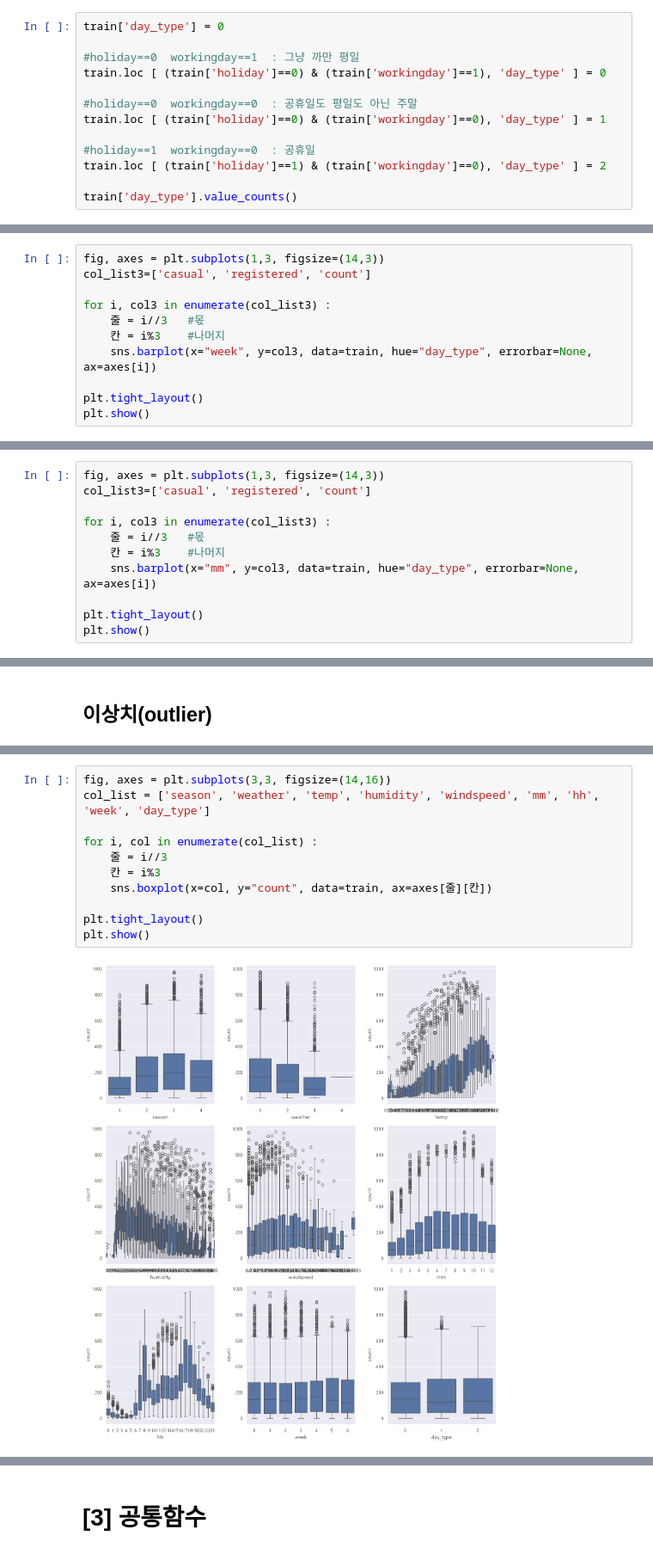
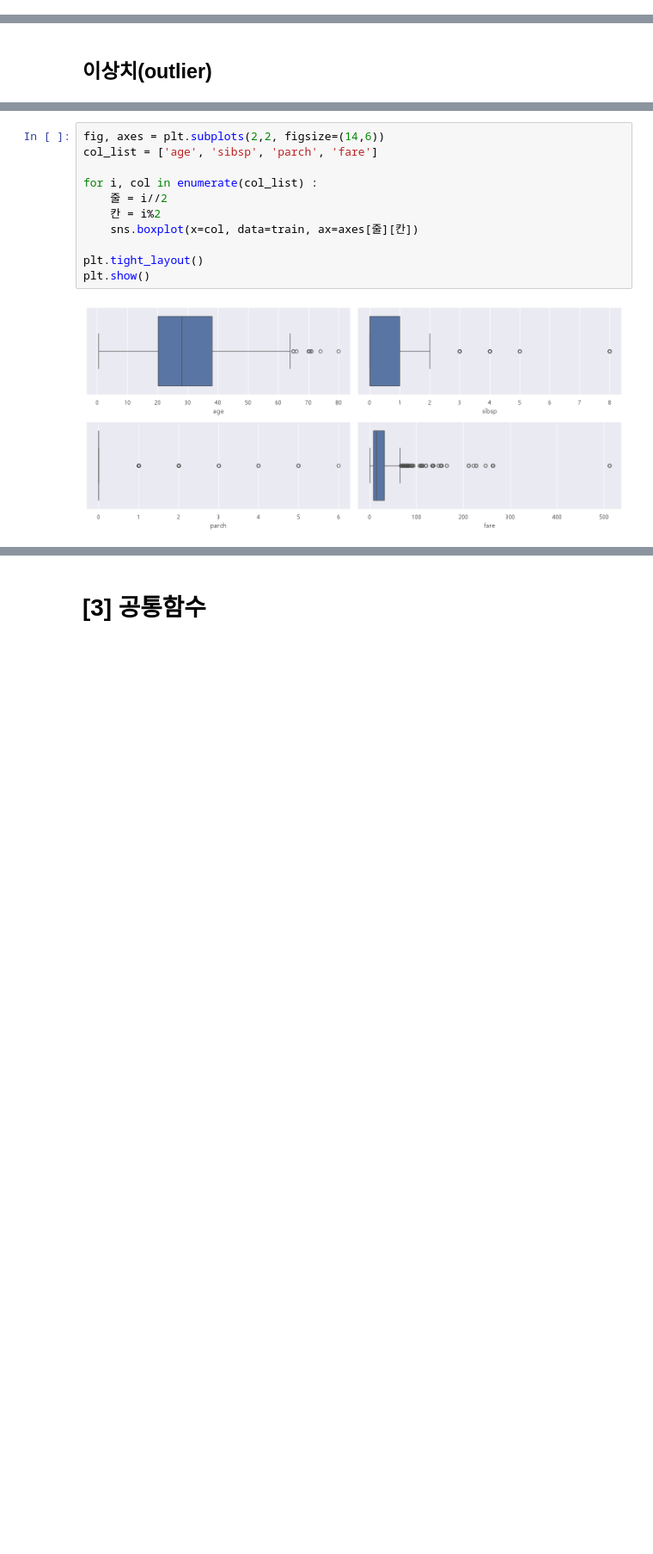
Before and after one commit to jmin0727/My_Workspace, a Jupyter notebook: 03_lec_ml/lec12_분류실습_Titanic.ipynb, the cells around one changed output, grey strips where cells are left out. Shown at 86% size. Drawn from its saved outputs; the diff is of its cells as text; blank space fills up the shorter version.

```diff
--- a/03_lec_ml/lec12_분류실습_Titanic.ipynb
+++ b/03_lec_ml/lec12_분류실습_Titanic.ipynb
@@ -488,13 +221,0 @@ Name: count, dtype: int64
-# %%
-train['day_type'] = 0
-
-#holiday==0  workingday==1  : 그냥 까만 평일
-train.loc [ (train['holiday']==0) & (train['workingday']==1), 'day_type' ] = 0
-
-#holiday==0  workingday==0  : 공휴일도 평일도 아닌 주말
-train.loc [ (train['holiday']==0) & (train['workingday']==0), 'day_type' ] = 1
-
-#holiday==1  workingday==0  : 공휴일
-train.loc [ (train['holiday']==1) & (train['workingday']==0), 'day_type' ] = 2
-
-train['day_type'].value_counts()
@@ -571,11 +221,0 @@ plt.show()
-# %%
-fig, axes = plt.subplots(1,3, figsize=(14,3))
-col_list3=['casual', 'registered', 'count']
-
-for i, col3 in enumerate(col_list3) :
-    줄 = i//3   #몫
-    칸 = i%3    #나머지
-    sns.barplot(x="week", y=col3, data=train, hue="day_type", errorbar=None, ax=axes[i])
-
-plt.tight_layout()
-plt.show()
@@ -594,11 +221,0 @@ plt.show()
-# %%
-fig, axes = plt.subplots(1,3, figsize=(14,3))
-col_list3=['casual', 'registered', 'count']
-
-for i, col3 in enumerate(col_list3) :
-    줄 = i//3   #몫
-    칸 = i%3    #나머지
-    sns.barplot(x="mm", y=col3, data=train, hue="day_type", errorbar=None, ax=axes[i])
-
-plt.tight_layout()
-plt.show()
@@ -611,13 +224,13 @@ plt.show()
 # %%
-fig, axes = plt.subplots(3,3, figsize=(14,16))
-col_list = ['season', 'weather', 'temp', 'humidity', 'windspeed', 'mm', 'hh', 'week', 'day_type']
+fig, axes = plt.subplots(2,2, figsize=(14,6))
+col_list = ['age', 'sibsp', 'parch', 'fare']
 
 for i, col in enumerate(col_list) :
-    줄 = i//3
-    칸 = i%3
-    sns.boxplot(x=col, y="count", data=train, ax=axes[줄][칸])
+    줄 = i//2
+    칸 = i%2
+    sns.boxplot(x=col, data=train, ax=axes[줄][칸])
 
 plt.tight_layout()
 plt.show()
 # %% [output]
-[figure, old version]
+[figure, new version]
```
Also changed, not shown: parts of 125 cells of this notebook.
